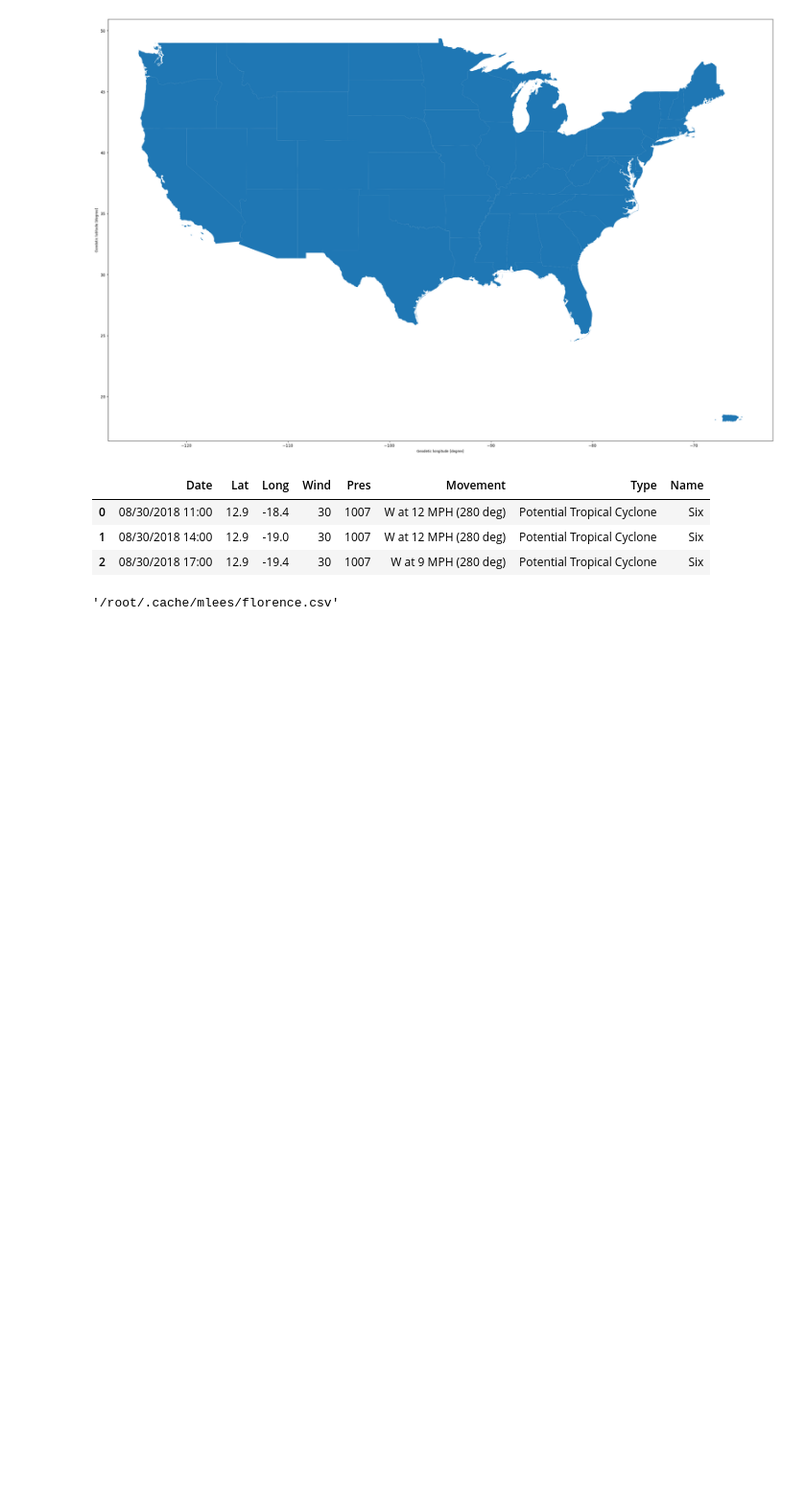
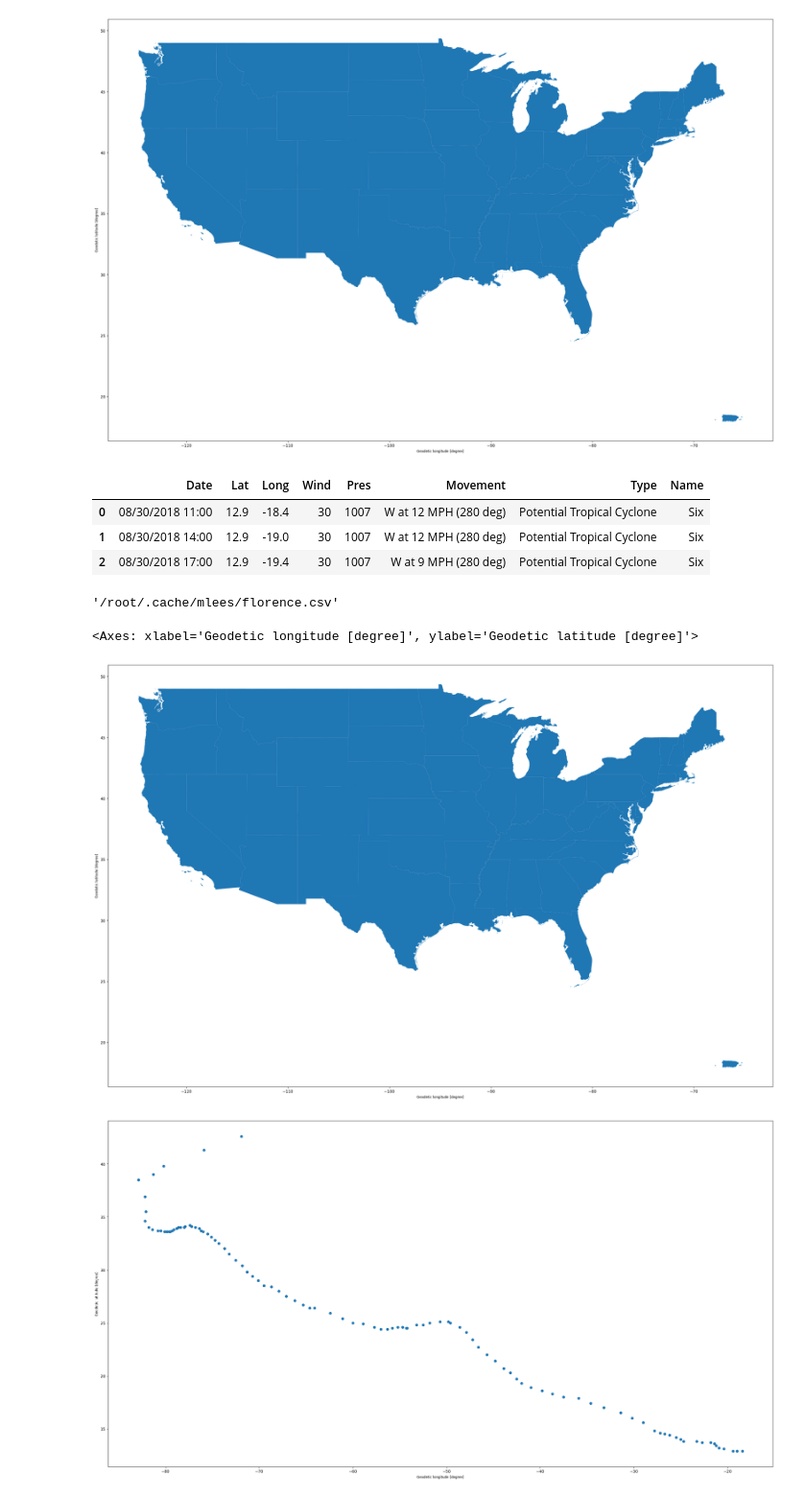
Before and after one commit to kara04y/2026_Intro_Python, a Jupyter notebook: FEEDBACK_KARA_YENNY_.ipynb, the cells around one changed output. Shown at 96% size. Saved outputs shown, nothing was run; the diff lists cells and outputs as text; code cells hidden in the pictures; blank space fills up the shorter version.

```diff
--- a/FEEDBACK_KARA_YENNY_.ipynb
+++ b/FEEDBACK_KARA_YENNY_.ipynb
@@ -74,4 +74,11 @@ track_path
 # %% [output]
 '/root/.cache/mlees/florence.csv'
 # %%
-# Q6 : Plot to see the hurricane overlay the US map, with the hurricane position on top --> ERROR
+# Q6 : Plot to see the hurricane overlay the US map, with the hurricane position on top --> ERROR two graphs
+US = country[~country["NAME"].isin(["Alaska","Hawaii"])].plot(figsize=(30,20))
+
+gdf_florence.plot(figsize=(30,20))
+# %% [output]
+<Axes: xlabel='Geodetic longitude [degree]', ylabel='Geodetic latitude [degree]'>
+[figure, added]
+[figure, added]
```
